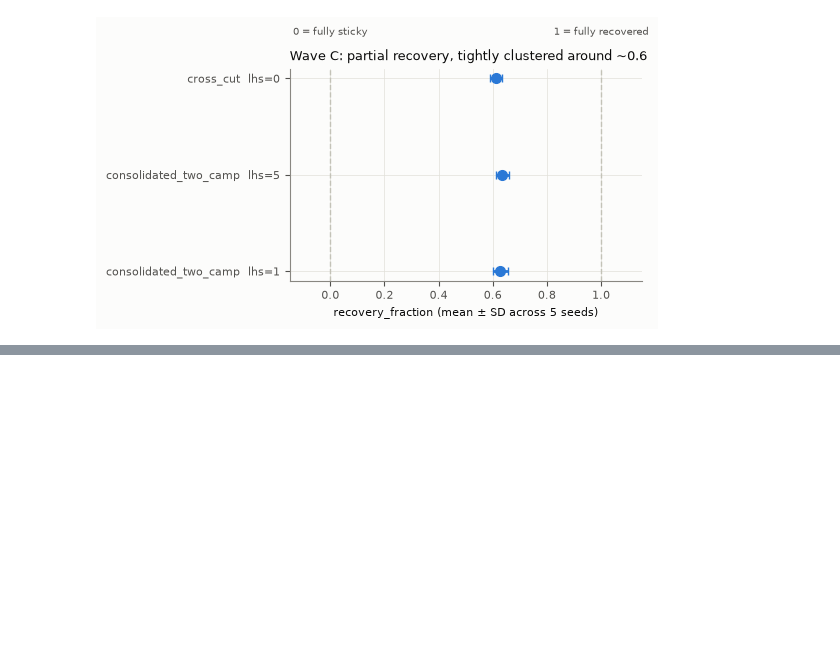
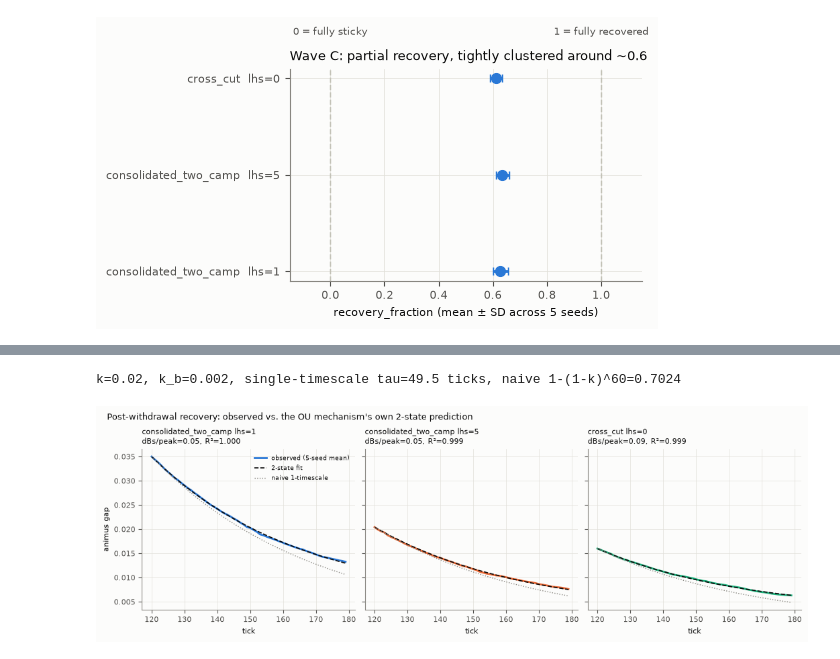
Before and after one commit to lrodeck/Network-Simulation, a Jupyter notebook: notebooks/experiment_03_bubble_intervention.ipynb, the cells around one changed output, grey strips where cells are left out. Drawn from its saved outputs; the diff is of its cells as text; code cells hidden in the pictures; blank space fills up the shorter version.

```diff
--- a/notebooks/experiment_03_bubble_intervention.ipynb
+++ b/notebooks/experiment_03_bubble_intervention.ipynb
@@ -507,0 +586,60 @@ needed to complete that comparison.
+# %%
+from discourse_lab.config import Config
+
+k = Config().dynamics.affect_ou_k
+k_b = k / 10.0
+M = np.array([[1 - k, k], [k_b, 1 - k_b]])
+tau = -1.0 / np.log(1 - k)
+naive_recovery = 1.0 - (1 - k) ** 60
+print(f"k={k}, k_b={k_b}, single-timescale tau={tau:.1f} ticks, naive 1-(1-k)^60={naive_recovery:.4f}")
+
+# Re-derive each point's FULL 5-seed mean trajectory (cache hit -- these are
+# the exact runs `run_wave_c` already produced) and fit the 2-state model's
+# one free parameter (the Bs-gap already open at the moment of withdrawal,
+# which is engine-internal state and was never persisted) by least squares
+# against the observed post-withdrawal shape, not just its two endpoints.
+with styled():
+    fig, axes = plt.subplots(1, 3, figsize=(10.5, 3.4), sharey=True)
+    for ax, point, color in zip(axes, points, series_colors(3)):
+        burn_in_p = dial_config(
+            base_config(1000, N_TICKS_TOTAL), affective=point["affective"],
+            ideological=point["ideological"], structural=point["structural"],
+        )
+        gaps_by_seed = []
+        for seed in range(5):
+            none_cfg, handle_none = run_arm(burn_in_p, "none", seed, intervention_tick=INTERVENTION_TICK,
+                                            n_ticks_total=N_TICKS_TOTAL)
+            arm_cfg, handle_arm = run_arm(
+                burn_in_p, point["arm"], seed, intervention_tick=INTERVENTION_TICK, n_ticks_total=N_TICKS_TOTAL,
+                targeting_mode=point["targeting_mode"], withdrawal_tick=WITHDRAWAL_TICK,
+            )
+            none_traj = handle_none.traits_used(none_cfg).group_by("t").agg(pl.col("animus").mean().alias("none")).sort("t")
+            arm_traj = handle_arm.traits_used(arm_cfg).group_by("t").agg(pl.col("animus").mean().alias("arm_")).sort("t")
+            g = arm_traj.join(none_traj, on="t").with_columns((pl.col("arm_") - pl.col("none")).alias("gap")).sort("t")
+            gaps_by_seed.append(g["gap"].to_numpy())
+        mean_gap = np.mean(gaps_by_seed, axis=0)
+
+        delta_120 = mean_gap[WITHDRAWAL_TICK]
+        ts = np.arange(WITHDRAWAL_TICK, N_TICKS_TOTAL)
+        observed = mean_gap[WITHDRAWAL_TICK:N_TICKS_TOTAL]
+        a = np.array([np.linalg.matrix_power(M, t - WITHDRAWAL_TICK)[0, 0] for t in ts])
+        b = np.array([np.linalg.matrix_power(M, t - WITHDRAWAL_TICK)[0, 1] for t in ts])
+        dBs_120, *_ = np.linalg.lstsq(b.reshape(-1, 1), observed - a * delta_120, rcond=None)
+        predicted = a * delta_120 + b * dBs_120[0]
+        r2 = 1 - np.sum((observed - predicted) ** 2) / np.sum((observed - observed.mean()) ** 2)
+        naive = delta_120 * (1 - k) ** (ts - WITHDRAWAL_TICK)
+
+        ax.plot(ts, observed, color=color, linewidth=2.0, label="observed (5-seed mean)")
+        ax.plot(ts, predicted, color=CHROME["ink"], linewidth=1.2, linestyle="--", label="2-state fit")
+        ax.plot(ts, naive, color=CHROME["muted"], linewidth=1.0, linestyle=":", label="naive 1-timescale")
+        ax.set_title(f"{point['scenario']} lhs={point['lhs_index']}\ndBs/peak={dBs_120[0]/delta_120:.2f}, R²={r2:.3f}",
+                     loc="left", fontsize=8)
+        ax.set_xlabel("tick")
+    axes[0].set_ylabel("animus gap")
+    axes[0].legend(fontsize=6.5, loc="best")
+    fig.suptitle("Post-withdrawal recovery: observed vs. the OU mechanism's own 2-state prediction",
+                 x=0.01, ha="left", fontsize=9)
+plt.show()
+# %% [output]
+k=0.02, k_b=0.002, single-timescale tau=49.5 ticks, naive 1-(1-k)^60=0.7024
+[figure, added]
```
Also changed, not shown: parts of 12 cells of this notebook.
